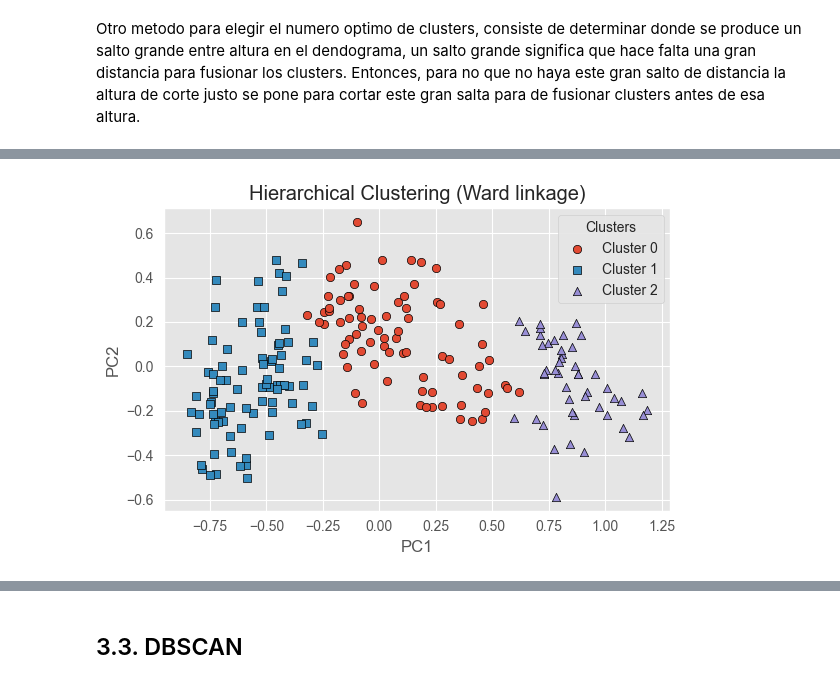
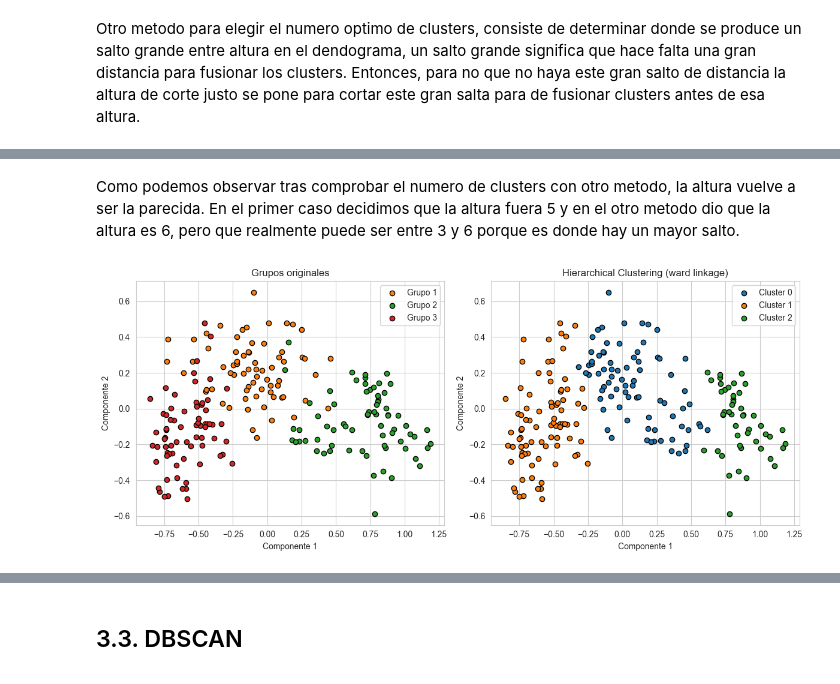
Before and after one commit to liangjizhu/Aprendizaje-Automatico-lab-2, a Jupyter notebook: notebook1.ipynb, the cells around one changed output, grey strips where cells are left out. Saved outputs shown, nothing was run; the diff lists cells and outputs as text; code cells hidden in the pictures.

```diff
--- a/notebook1.ipynb
+++ b/notebook1.ipynb
@@ -321,31 +338,45 @@ Altura de fusión óptima: 6.09
+# %% [markdown]
+Como podemos observar tras comprobar el numero de clusters con otro metodo, la altura vuelve a ser la parecida. En el primer caso decidimos que la altura fuera 5 y en el otro metodo dio que la altura es 6, pero que realmente puede ser entre 3 y 6 porque es donde hay un mayor salto.
 # %%
+import numpy as np
 import matplotlib.pyplot as plt
 from sklearn.cluster import AgglomerativeClustering
 
-
 hierarchical = AgglomerativeClustering(n_clusters=3, linkage='ward')
 hierarchical_labels = hierarchical.fit_predict(X_2D)
-df_pca['Hierarchical'] = hierarchical_labels
 
-colors = ['C0', 'C1', 'C2']
-markers = ['o', 's', '^']
+fig, ax = plt.subplots(1, 2, figsize=(12, 5))
 
-plt.figure(figsize=(6,4))
-for label, color, marker in zip([0,1,2], colors, markers):
-    mask = (hierarchical_labels == label)
-    plt.scatter(df_pca.loc[mask,'PC1'],
-                df_pca.loc[mask,'PC2'],
-                c=color,
-                marker=marker,
-                edgecolor='k',
-                label=f'Cluster {label}')
+for i in np.unique(y):
+    ax[0].scatter(
+        X_2D[y == i, 0],
+        X_2D[y == i, 1],
+        c = plt.rcParams['axes.prop_cycle'].by_key()['color'][i],
+        marker    = 'o',
+        edgecolor = 'black',
+        label     = f"Grupo {i}"
+    )
+ax[0].set_title('Grupos originales')
+ax[0].set_xlabel('Componente 1')
+ax[0].set_ylabel('Componente 2')
+ax[0].legend()
 
+for i in np.unique(hierarchical_labels):
+    ax[1].scatter(
+        X_2D[hierarchical_labels == i, 0],
+        X_2D[hierarchical_labels == i, 1],
+        c = plt.rcParams['axes.prop_cycle'].by_key()['color'][i],
+        marker    = 'o',
+        edgecolor = 'black',
+        label     = f"Cluster {i}"
+    )
 
-plt.title("Hierarchical Clustering (Ward linkage)")
-plt.xlabel("PC1")
-plt.ylabel("PC2")
-plt.legend(title='Clusters', loc='best', framealpha=0.9)
+ax[1].set_title('Hierarchical Clustering (ward linkage)')
+ax[1].set_xlabel('Componente 1')
+ax[1].set_ylabel('Componente 2')
+ax[1].legend()
+
 plt.tight_layout()
 plt.show()
 # %% [output]
-[figure, old version]
+[figure, new version]
```
Also changed, not shown: parts of 24 cells of this notebook.
